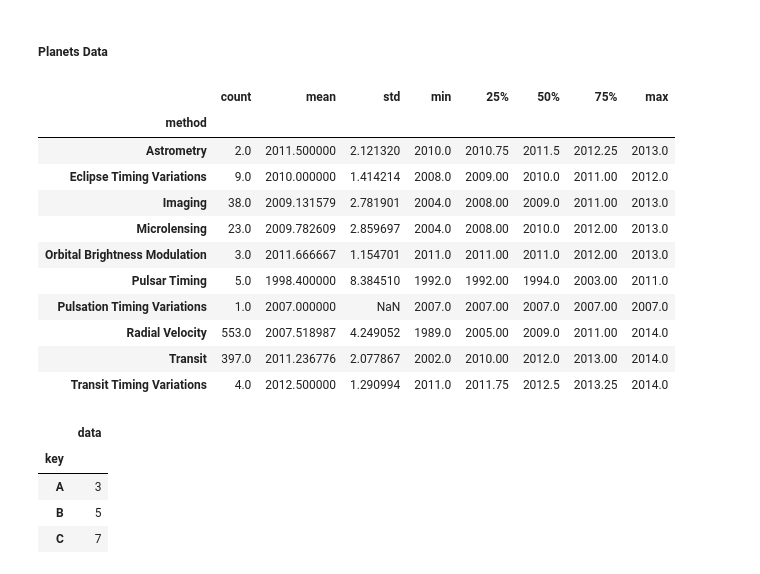
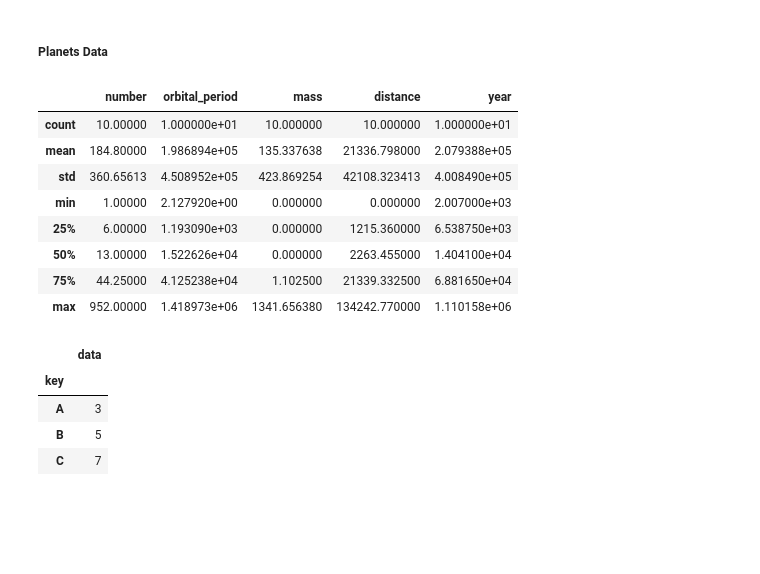
Before and after one commit to HerbSek/Learning-Data-Science, a Jupyter notebook: pandas.ipynb, the cells around one changed output. Drawn from its saved outputs; the diff is of its cells as text; code cells hidden in the pictures; blank space fills up the shorter version.

Commit message:
Working on new data (grouping)

```diff
--- a/pandas.ipynb
+++ b/pandas.ipynb
@@ -613,32 +602,31 @@ query_data
 # %%
 import seaborn as sns
 import numpy as np
 planets = sns.load_dataset('planets')
 planets.index = np.arange(1,len(planets)+1)
 # planets[planets['method'] != 'Radial Velocity']
 # planets.dropna().describe()
 
 p_group = planets.groupby('method')
 
 p_group['orbital_period'].median()
 
 # for method,group in planets.groupby('method'):
 #     print(f'method: {method} , shape: {group.shape}')
 
 p_group['year'].describe()
+
+p_group.sum().describe()
 # %% [output]
-|  | count | mean | std | min | 25% | 50% | 75% | max |
-| method |  |  |  |  |  |  |  |  |
-| Astrometry | 2.0 | 2011.500000 | 2.121320 | 2010.0 | 2010.75 | 2011.5 | 2012.25 | 2013.0 |
-| Eclipse Timing Variations | 9.0 | 2010.000000 | 1.414214 | 2008.0 | 2009.00 | 2010.0 | 2011.00 | 2012.0 |
-| Imaging | 38.0 | 2009.131579 | 2.781901 | 2004.0 | 2008.00 | 2009.0 | 2011.00 | 2013.0 |
-| Microlensing | 23.0 | 2009.782609 | 2.859697 | 2004.0 | 2008.00 | 2010.0 | 2012.00 | 2013.0 |
-| Orbital Brightness Modulation | 3.0 | 2011.666667 | 1.154701 | 2011.0 | 2011.00 | 2011.0 | 2012.00 | 2013.0 |
-| Pulsar Timing | 5.0 | 1998.400000 | 8.384510 | 1992.0 | 1992.00 | 1994.0 | 2003.00 | 2011.0 |
-| Pulsation Timing Variations | 1.0 | 2007.000000 | NaN | 2007.0 | 2007.00 | 2007.0 | 2007.00 | 2007.0 |
-| Radial Velocity | 553.0 | 2007.518987 | 4.249052 | 1989.0 | 2005.00 | 2009.0 | 2011.00 | 2014.0 |
-| Transit | 397.0 | 2011.236776 | 2.077867 | 2002.0 | 2010.00 | 2012.0 | 2013.00 | 2014.0 |
-| Transit Timing Variations | 4.0 | 2012.500000 | 1.290994 | 2011.0 | 2011.75 | 2012.5 | 2013.25 | 2014.0 |
+|  | number | orbital_period | mass | distance | year |
+| count | 10.00000 | 1.000000e+01 | 10.000000 | 10.000000 | 1.000000e+01 |
+| mean | 184.80000 | 1.986894e+05 | 135.337638 | 21336.798000 | 2.079388e+05 |
+| std | 360.65613 | 4.508952e+05 | 423.869254 | 42108.323413 | 4.008490e+05 |
+| min | 1.00000 | 2.127920e+00 | 0.000000 | 0.000000 | 2.007000e+03 |
+| 25% | 6.00000 | 1.193090e+03 | 0.000000 | 1215.360000 | 6.538750e+03 |
+| 50% | 13.00000 | 1.522626e+04 | 0.000000 | 2263.455000 | 1.404100e+04 |
+| 75% | 44.25000 | 4.125238e+04 | 1.102500 | 21339.332500 | 6.881650e+04 |
+| max | 952.00000 | 1.418973e+06 | 1341.656380 | 134242.770000 | 1.110158e+06 |
 # %%
 import pandas as pd
 
```
Also changed, not shown: parts of 2 cells of this notebook.
